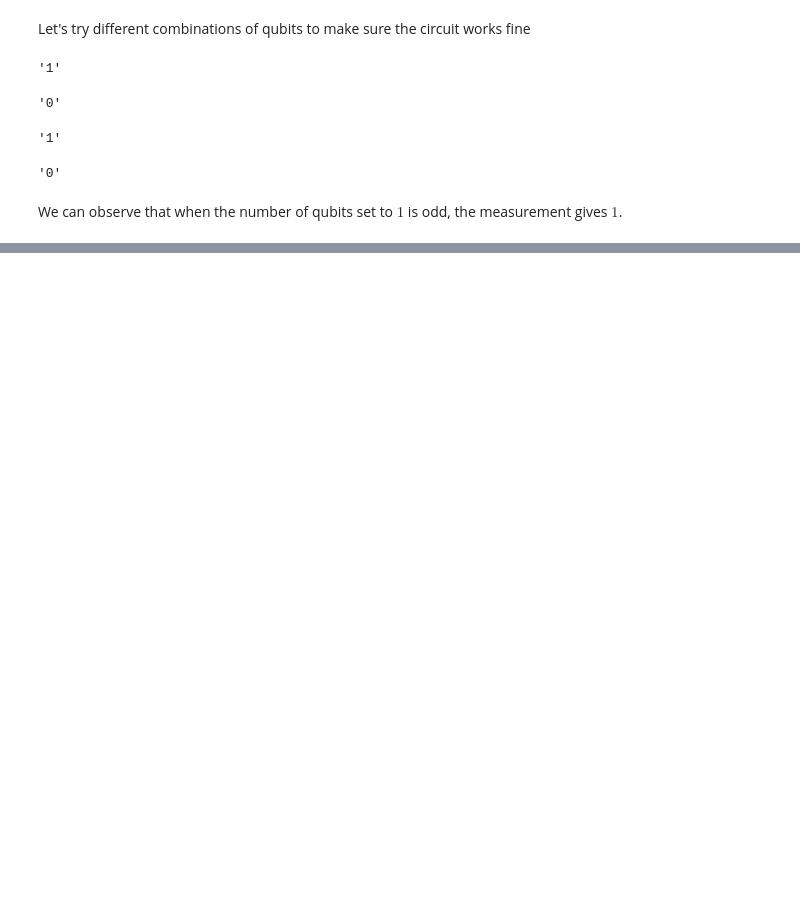
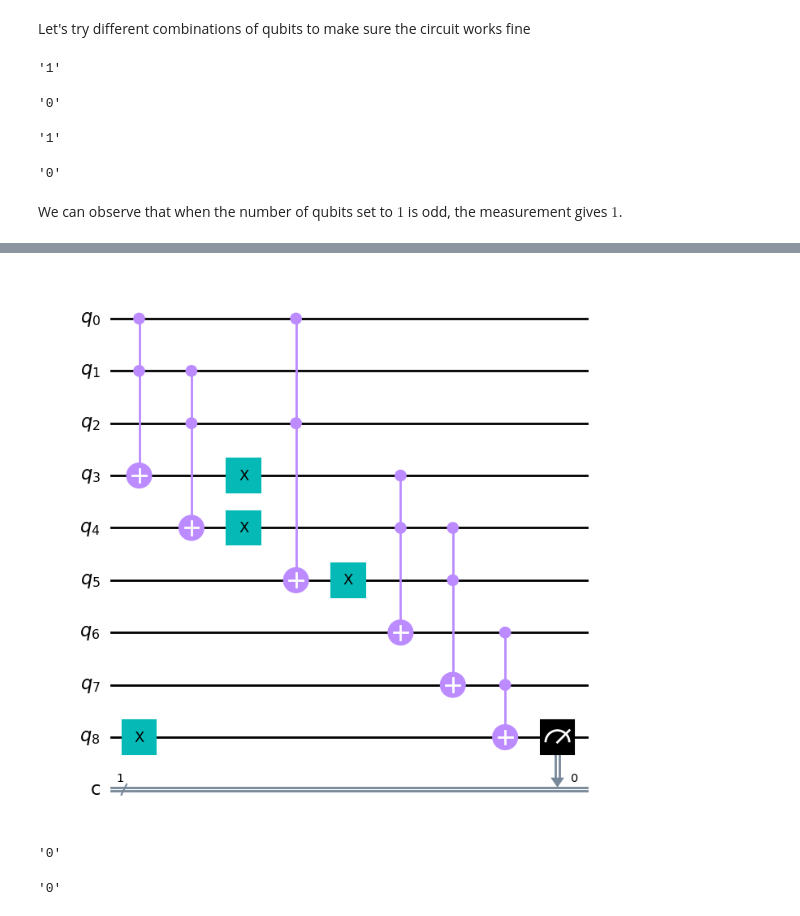
Before and after one commit to DaneshMorales/qubit-adder, a Jupyter notebook: 3_qubit_adder.ipynb, the cells around one changed output, grey strips where cells are left out. Cells and saved outputs as stored; diff of their text form; code cells hidden in the pictures; blank space fills up the shorter version.

```diff
--- a/3_qubit_adder.ipynb
+++ b/3_qubit_adder.ipynb
@@ -392,0 +445,60 @@ We can observe that when the number of qubits set to $1$ is odd, the measurement
+# %%
+# No qubits set to 1
+
+qc = QuantumCircuit(9,1)
+
+qc.x(8) # Sets the measure qubit to 1 by default
+
+qc.ccx(0,1,3)
+qc.ccx(1,2,4)
+qc.ccx(0,2,5)
+
+qc.x(5)
+qc.x(4)
+qc.x(3)
+
+qc.ccx(3,4,6)
+qc.ccx(4,5,7)
+
+qc.ccx(6,7,8)
+
+qc.measure(8,0)
+
+qc.draw('mpl')
+# %% [output]
+[figure, added]
+# %%
+job = sim.run(qc)
+result = job.result()
+list(result.get_counts())[0][-1]
+# %% [output]
+'0'
+# %%
+# One qubit set to 1
+
+qc = QuantumCircuit(9,1)
+
+qc.x(0)
+
+qc.x(8) # Sets the measure qubit to 1 by default
+
+qc.ccx(0,1,3)
+qc.ccx(1,2,4)
+qc.ccx(0,2,5)
+
+qc.x(5)
+qc.x(4)
+qc.x(3)
+
+qc.ccx(3,4,6)
+qc.ccx(4,5,7)
+
+qc.ccx(6,7,8)
+
+qc.measure(8,0)
+
+job = sim.run(qc)
+result = job.result()
+list(result.get_counts())[0][-1]
+# %% [output]
+'0'
```
Also changed, not shown: parts of 30 cells of this notebook.
